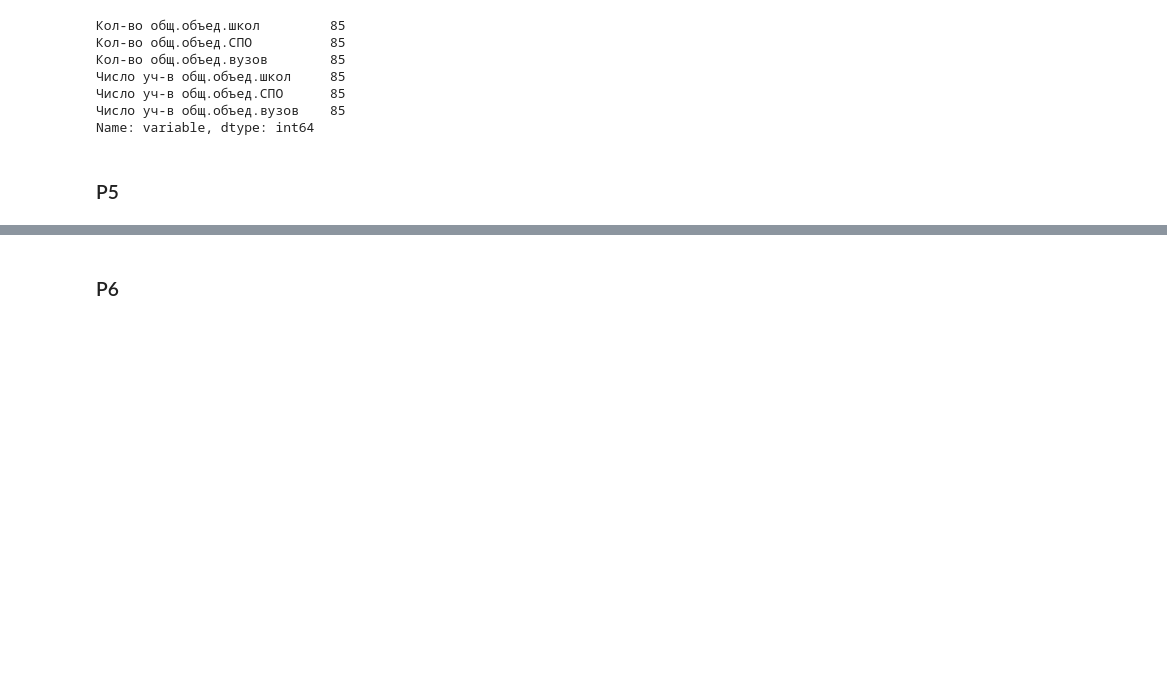
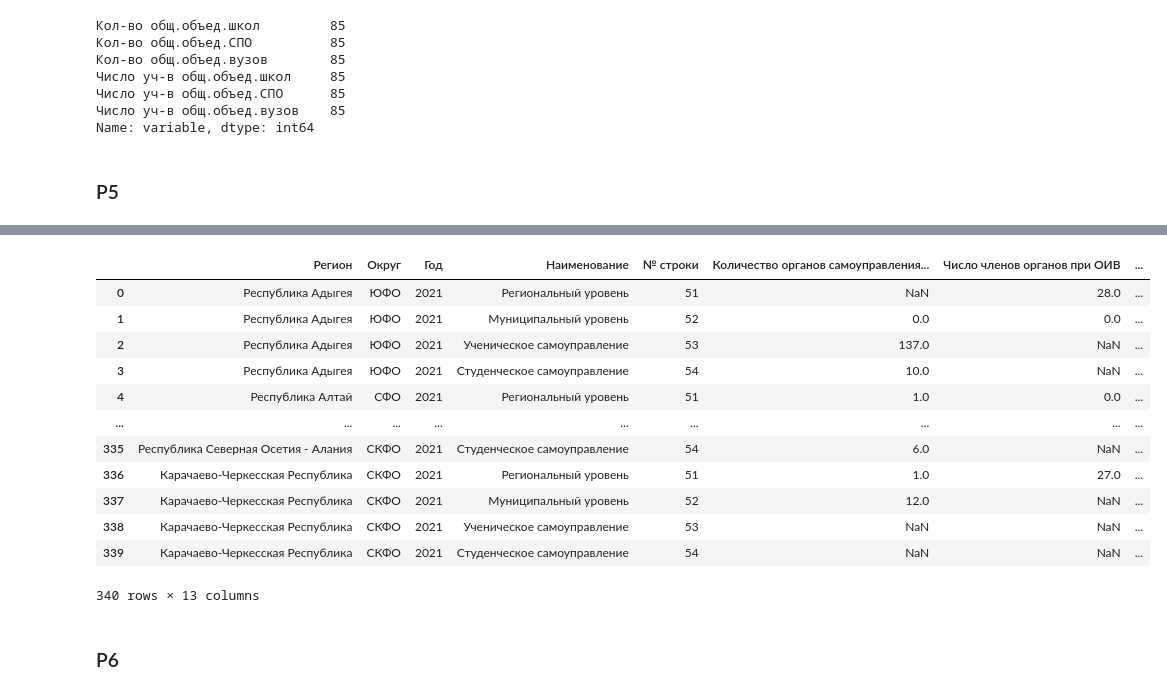
Before and after one commit to alexlakiza/adolescent-dash, a Jupyter notebook: preprocessing/transform_init_data.ipynb, the cells around one changed output, grey strips where cells are left out. Cells and saved outputs as stored; diff of their text form; code cells hidden in the pictures; blank space fills up the shorter version.

```diff
--- a/preprocessing/transform_init_data.ipynb
+++ b/preprocessing/transform_init_data.ipynb
@@ -264,3 +264,5 @@ temp_df.rename(columns={'variable': 'Показатель', 'value': 'Значе
 temp_df.to_parquet('../data/p4-2.parquet', index=False)
 # %% [markdown]
 ### P5
+# %%
+df = pd.read_excel('../init_data/Форма М1 2021.xlsx', sheet_name='Р5')
@@ -267,2 +286,18 @@ temp_df.to_parquet('../data/p4-2.parquet', index=False)
+# %%
+df
+# %% [output]
+|  | Регион | Округ | Год | Наименование | № строки | Количество органов самоуправления... | Число членов органов при ОИВ | ... |
+| 0 | Республика Адыгея | ЮФО | 2021 | Региональный уровень | 51 | NaN | 28.0 | ... |
+| 1 | Республика Адыгея | ЮФО | 2021 | Муниципальный уровень | 52 | 0.0 | 0.0 | ... |
+| 2 | Республика Адыгея | ЮФО | 2021 | Ученическое самоуправление | 53 | 137.0 | NaN | ... |
+| 3 | Республика Адыгея | ЮФО | 2021 | Студенческое самоуправление | 54 | 10.0 | NaN | ... |
+| 4 | Республика Алтай | СФО | 2021 | Региональный уровень | 51 | 1.0 | 0.0 | ... |
+| ... | ... | ... | ... | ... | ... | ... | ... | ... |
+| 335 | Республика Северная Осетия - Алания | СКФО | 2021 | Студенческое самоуправление | 54 | 6.0 | NaN | ... |
+| 336 | Карачаево-Черкесская Республика | СКФО | 2021 | Региональный уровень | 51 | 1.0 | 27.0 | ... |
+| 337 | Карачаево-Черкесская Республика | СКФО | 2021 | Муниципальный уровень | 52 | 12.0 | NaN | ... |
+| 338 | Карачаево-Черкесская Республика | СКФО | 2021 | Ученическое самоуправление | 53 | NaN | NaN | ... |
+| 339 | Карачаево-Черкесская Республика | СКФО | 2021 | Студенческое самоуправление | 54 | NaN | NaN | ... |
+340 rows × 13 columns
 # %% [markdown]
 ### P6
```
Also changed, not shown: parts of 32 cells of this notebook, 1 other file.
